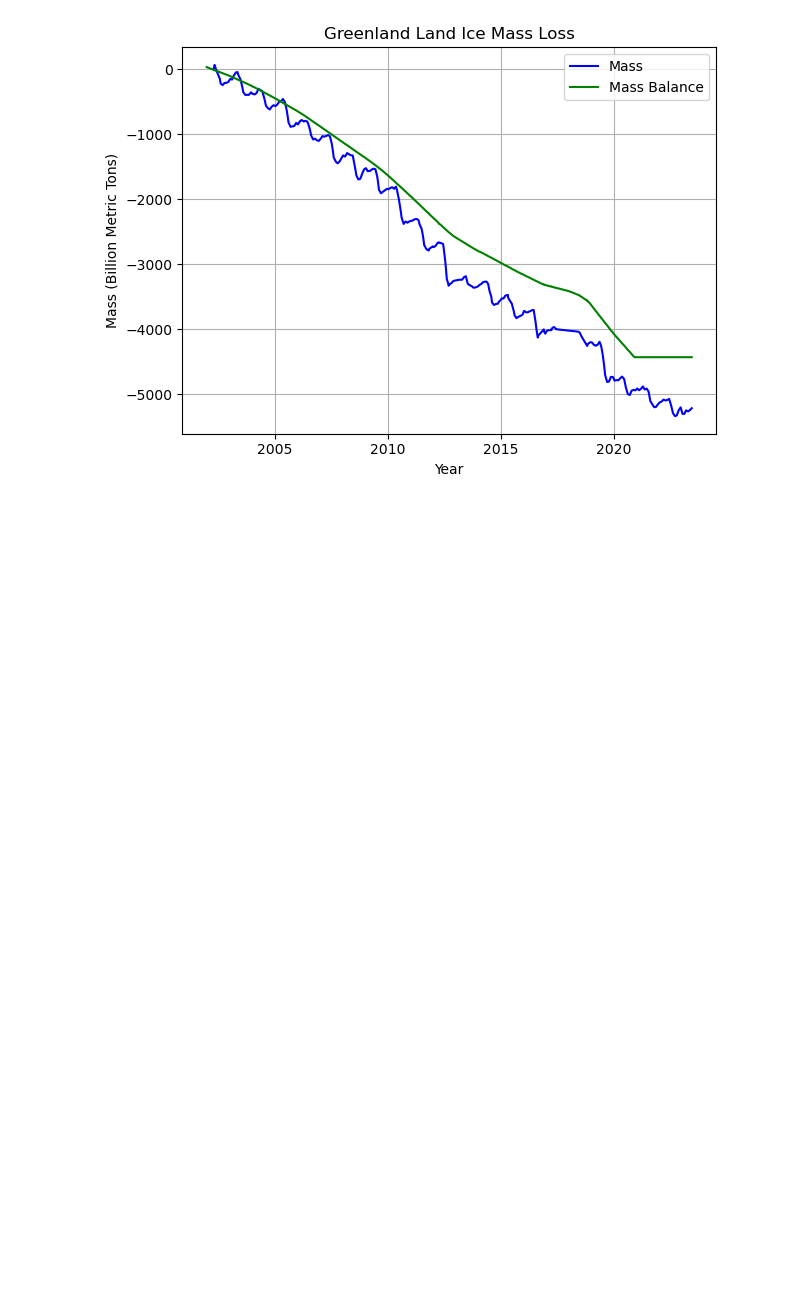
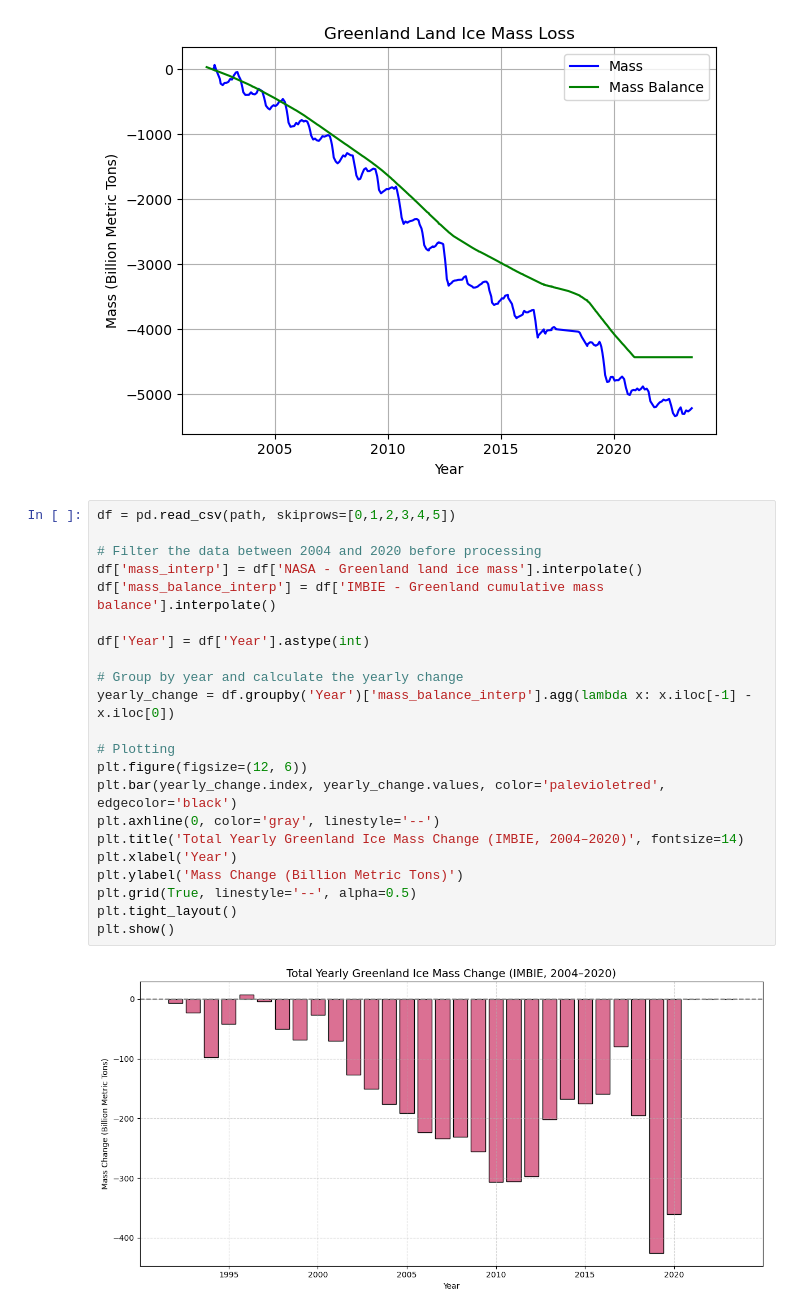
Before and after one commit to GPGN268/SP2025-FP07-glaciermelt, a Jupyter notebook: notebooks/greenland-mass-plot.ipynb, the cells around one changed output. Saved outputs shown, nothing was run; the diff lists cells and outputs as text; blank space fills up the shorter version.

Commit message:
added a bar graph of total mass loss over the years

```diff
--- a/notebooks/greenland-mass-plot.ipynb
+++ b/notebooks/greenland-mass-plot.ipynb
@@ -33,3 +33,27 @@ plt.tight_layout()
 plt.show()
 # %% [output]
 [figure]
+# %%
+df = pd.read_csv(path, skiprows=[0,1,2,3,4,5])
+
+# Filter the data between 2004 and 2020 before processing
+df['mass_interp'] = df['NASA - Greenland land ice mass'].interpolate()
+df['mass_balance_interp'] = df['IMBIE - Greenland cumulative mass balance'].interpolate()
+
+df['Year'] = df['Year'].astype(int)
+
+# Group by year and calculate the yearly change
+yearly_change = df.groupby('Year')['mass_balance_interp'].agg(lambda x: x.iloc[-1] - x.iloc[0])
+
+# Plotting
+plt.figure(figsize=(12, 6))
+plt.bar(yearly_change.index, yearly_change.values, color='palevioletred', edgecolor='black')
+plt.axhline(0, color='gray', linestyle='--')
+plt.title('Total Yearly Greenland Ice Mass Change (IMBIE, 2004–2020)', fontsize=14)
+plt.xlabel('Year')
+plt.ylabel('Mass Change (Billion Metric Tons)')
+plt.grid(True, linestyle='--', alpha=0.5)
+plt.tight_layout()
+plt.show()
+# %% [output]
+[figure, added]
```
